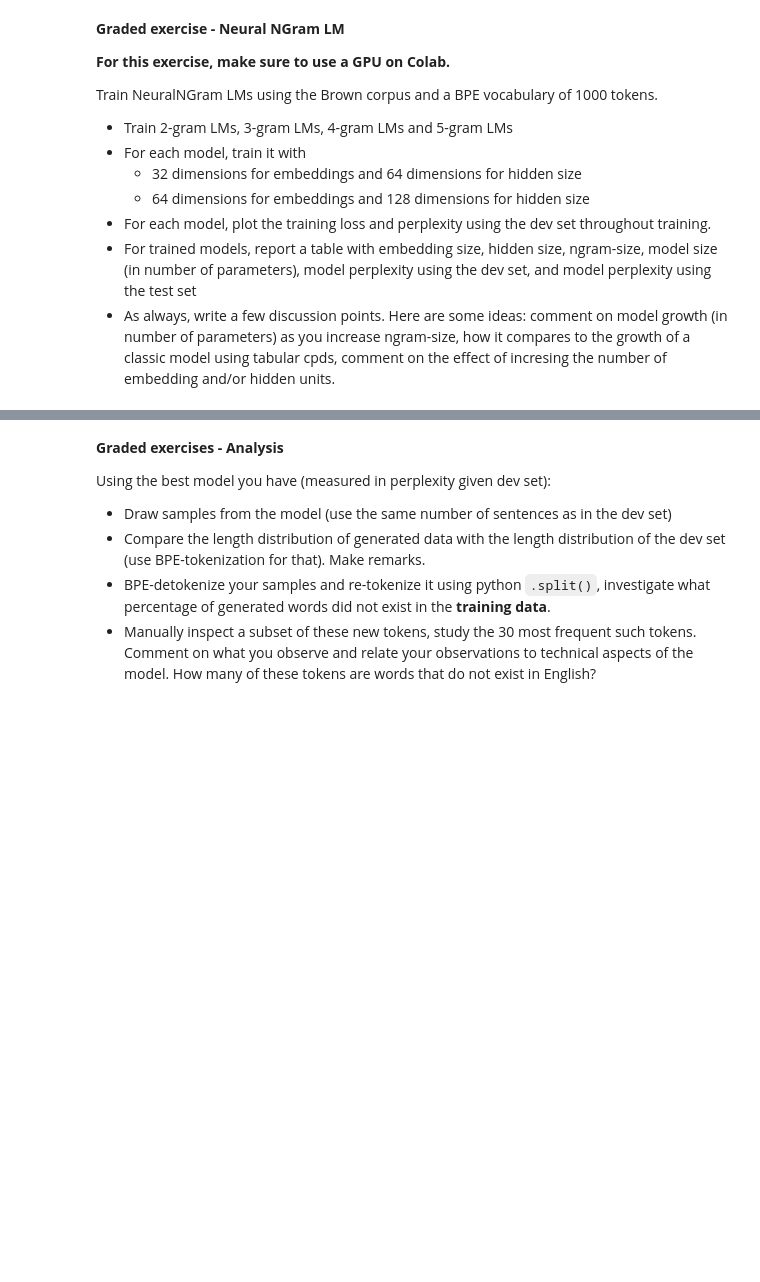
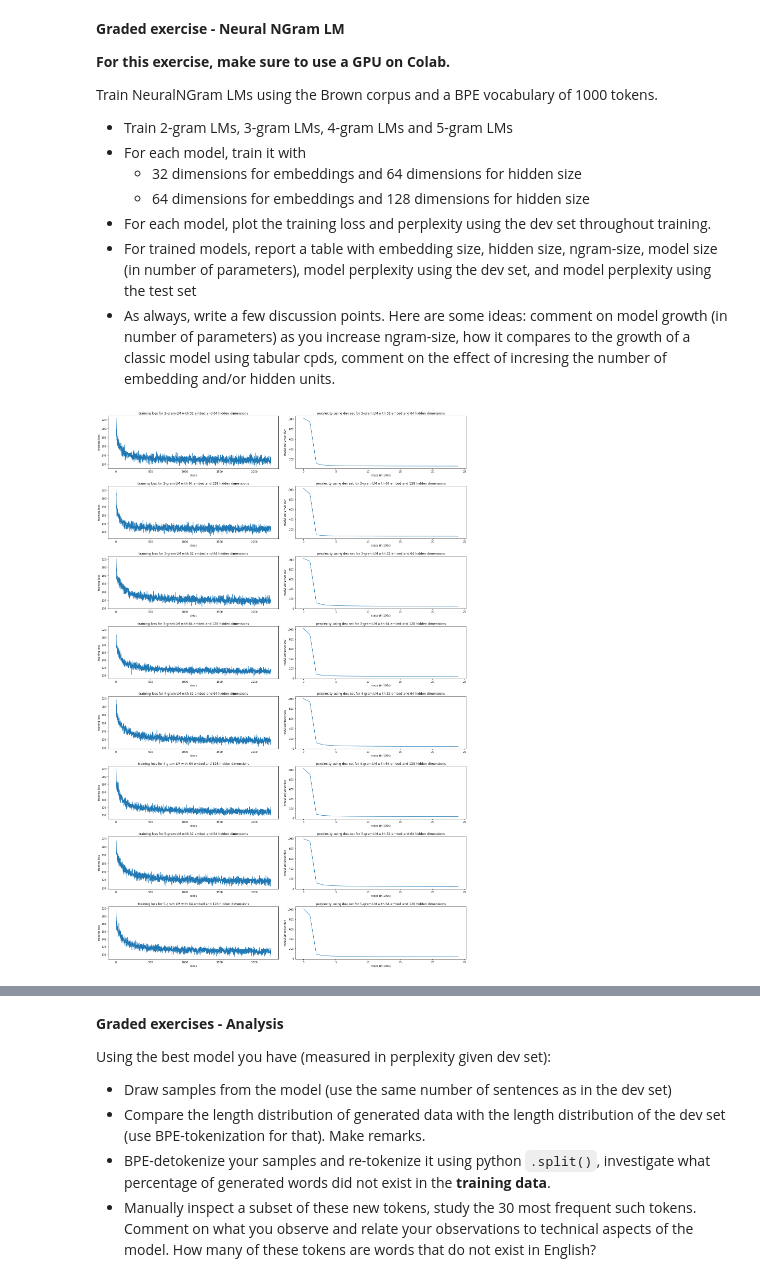
Before and after one commit to Tim-pijnacker/NTMI, a Jupyter notebook: 2022_T5_12385352.ipynb, the cells around one changed output, grey strips where cells are left out. Saved outputs shown, nothing was run; the diff lists cells and outputs as text; code cells hidden in the pictures; blank space fills up the shorter version.

```diff
--- a/2022_T5_12385352.ipynb
+++ b/2022_T5_12385352.ipynb
@@ -951,0 +1125,44 @@ Train NeuralNGram LMs using the Brown corpus and a BPE vocabulary of 1000 tokens
+# %%
+fig, axs = plt.subplots(8, 2, figsize=(20, 30))
+lms = [lm_2gram_small,
+       lm_3gram_small,
+       lm_4gram_small,
+       lm_5gram_small,
+       lm_2gram_big,
+       lm_3gram_big,
+       lm_4gram_big,
+       lm_5gram_big]
+
+logs = [log_2gram_small,
+        log_3gram_small,
+        log_4gram_small,
+        log_5gram_small,
+        log_2gram_big,
+        log_3gram_big,
+        log_4gram_big,
+        log_5gram_big]
+
+i = 0
+for idx in range(4):
+    _ = axs[i, 0].plot(np.arange(len(logs[idx]['loss'])), logs[idx]['loss'])
+    _ = axs[i, 0].set_xlabel('steps')
+    _ = axs[i, 0].set_ylabel('training loss')
+    _ = axs[i, 0].set_title(f'training loss for {idx+2}-gram LM with 32 embed and 64 hidden dimensions')
+    _ = axs[i, 1].plot(np.arange(len(logs[idx]['ppl'])), logs[idx]['ppl'])
+    _ = axs[i, 1].set_xlabel('steps (in 100s)')
+    _ = axs[i, 1].set_ylabel('model ppl given dev')
+    _ = axs[i, 1].set_title(f'perplexity using dev set for {idx+2}-gram LM with 32 embed and 64 hidden dimensions')
+    _ = axs[i+1, 0].plot(np.arange(len(logs[idx+4]['loss'])), logs[idx+4]['loss'])
+    _ = axs[i+1, 0].set_xlabel('steps')
+    _ = axs[i+1, 0].set_ylabel('training loss')
+    _ = axs[i+1, 0].set_title(f'training loss for {idx+2}-gram LM with 64 embed and 128 hidden dimensions')
+    _ = axs[i+1, 1].plot(np.arange(len(logs[idx+4]['ppl'])), logs[idx+4]['ppl'])
+    _ = axs[i+1, 1].set_xlabel('steps (in 100s)')
+    _ = axs[i+1, 1].set_ylabel('model ppl given dev')
+    _ = axs[i+1, 1].set_title(f'perplexity using dev set for {idx+2}-gram LM with 64 embed and 128 hidden dimensions')
+    i += 2
+
+_ = fig.tight_layout(h_pad=2, w_pad=2)
+plt.show()
+# %% [output]
+[figure, added]
```
Also changed, not shown: parts of 20 cells of this notebook, 1 other file.
